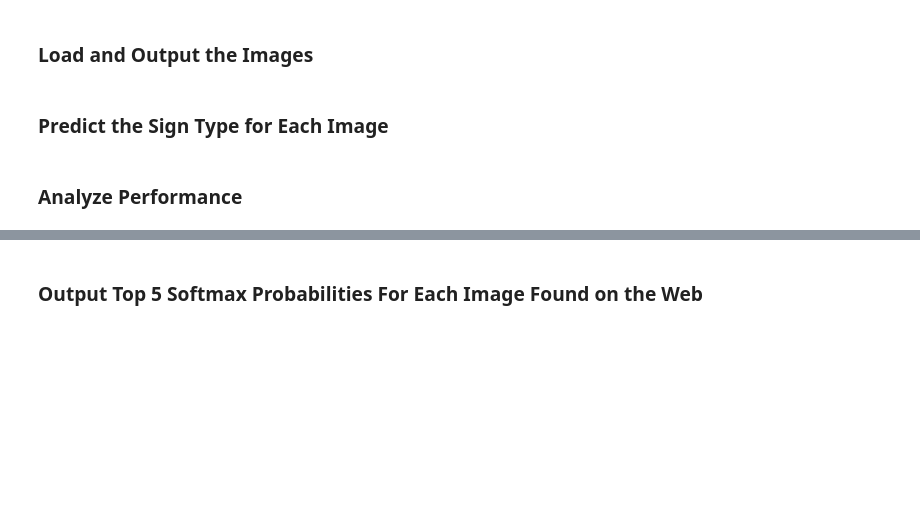
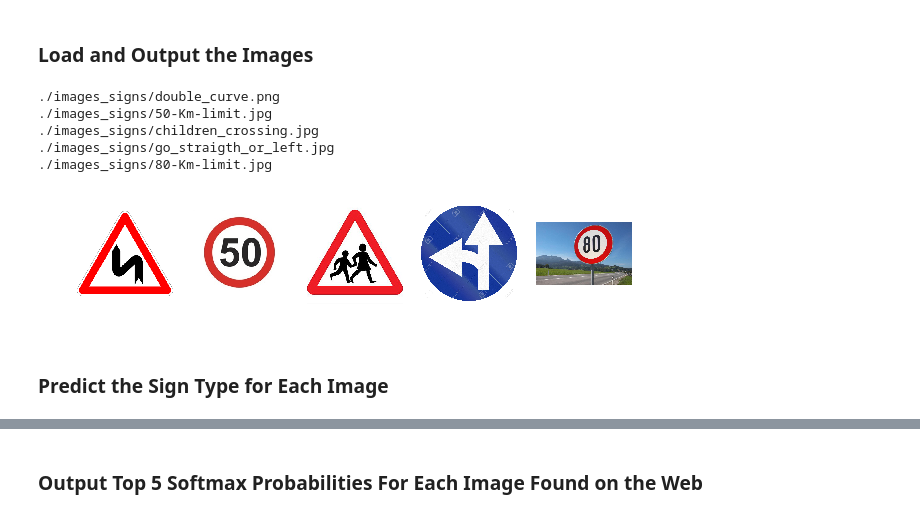
Before and after one commit to Ly0n/CarND-Traffic-Sign-cy, a Jupyter notebook: Traffic_Sign_Classifier.ipynb, the cells around one changed output, grey strips where cells are left out. Cells and saved outputs as stored; diff of their text form; code cells hidden in the pictures; blank space fills up the shorter version.

```diff
--- a/Traffic_Sign_Classifier.ipynb
+++ b/Traffic_Sign_Classifier.ipynb
@@ -97,0 +123,27 @@ import matplotlib.pyplot as plt
+# %%
+def get_random_samples(n_max=1):
+    selected = list()
+
+    for current_label in range(43):
+        found=0
+        while found<n_max:
+            ii = np.random.randint(len(y_train))
+
+            if current_label == y_train[ii]:
+                selected.append(ii)
+                found+=1
+
+
+    assert len(selected) ==  43*n_max
+    return list(selected)
+# %%
+plt.figure(figsize=(10,40))
+count=0
+cols = 10
+for ii in get_random_samples(cols):
+    count+=1
+    plt.subplot(43,cols,count)
+    plt.imshow(X_train[ii])
+    plt.axis('off')
+# plt.tight_layout()
+plt.savefig('plots/random_examples.png',bbox_inches='tight')
@@ -158,2 +550,27 @@ You may find `signnames.csv` useful as it contains mappings from the class id (i
+# %%
+i=1
+plt.figure(figsize=(12,10))
+for el in glob.glob('./images_signs/*.png') + glob.glob('./images_signs/*.jpg'):
+    print(el)
+    img = io.imread(el)
+#     img = transform.resize(img,(32,32), order=3)
+#     img = gaussian(img,.4,multichannel=True)
+
+    plt.subplot(1,6,i)
+    plt.imshow(img)
+    i+=1
+    plt.axis('off')
+
+    img = transform.resize(img,(32,32), order=3)
+    img = gaussian(img,.4,multichannel=True)
+
+plt.savefig('plots/new_images.png',bbox_inches='tight')
+# %% [output]
+./images_signs/double_curve.png
+./images_signs/50-Km-limit.jpg
+./images_signs/children_crossing.jpg
+./images_signs/go_straigth_or_left.jpg
+./images_signs/80-Km-limit.jpg
+[figure, added]
 # %% [markdown]
 ### Predict the Sign Type for Each Image
@@ -164,2 +576,0 @@ You may find `signnames.csv` useful as it contains mappings from the class id (i
-# %% [markdown]
-### Analyze Performance
```
Also changed, not shown: parts of 53 cells of this notebook.
